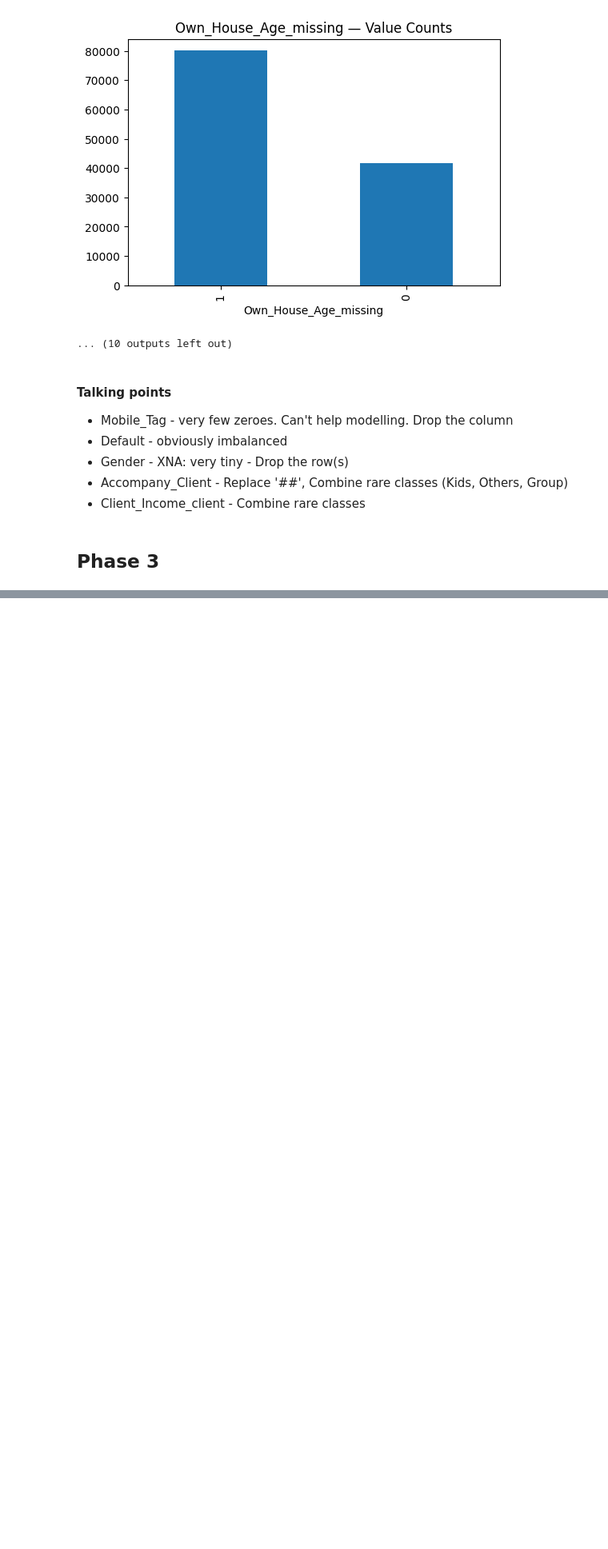
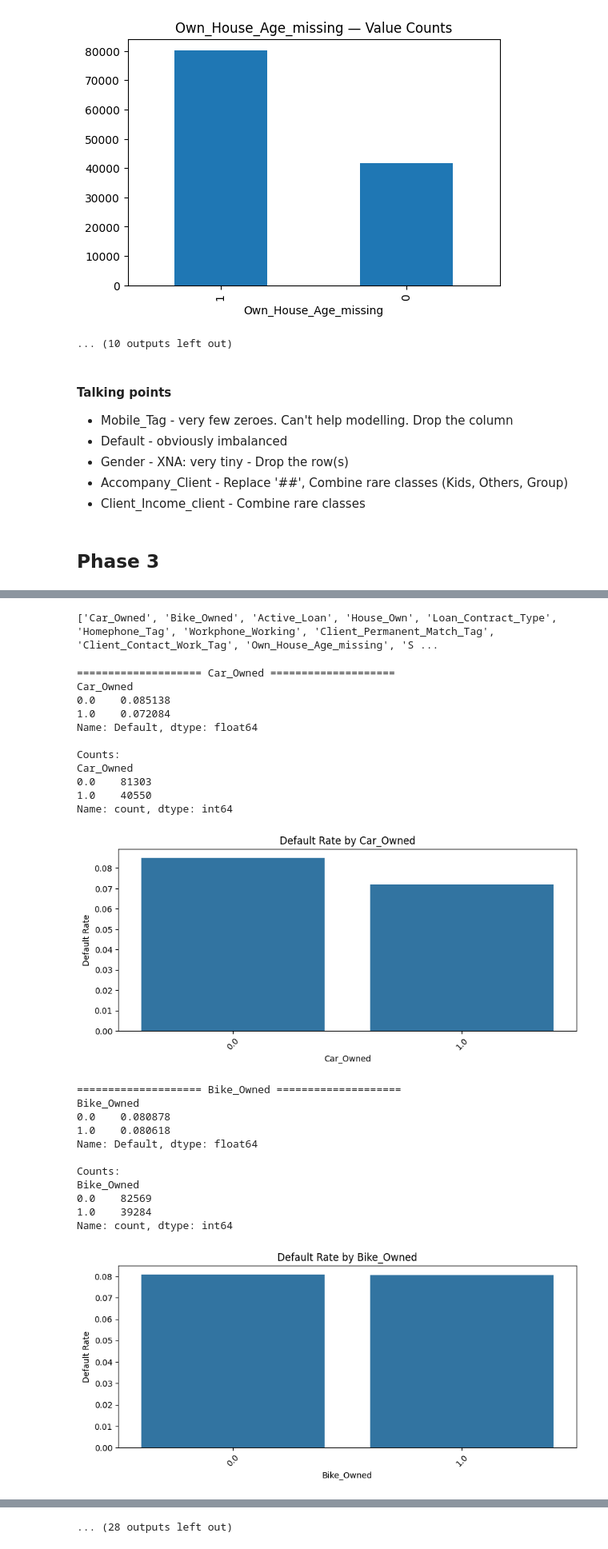
Before and after one commit to Pandey23000Om/Loan-Defaulter, a Jupyter notebook: notebooks/loan_defaulters_EDA.ipynb, the cells around one changed output, grey strips where cells are left out. Shown at 80% size. Drawn from its saved outputs; the diff is of its cells as text; code cells hidden in the pictures; blank space fills up the shorter version.

```diff
--- a/notebooks/loan_defaulters_EDA.ipynb
+++ b/notebooks/loan_defaulters_EDA.ipynb
@@ -584,0 +632,9 @@ for col in num_cols:
+# %%
+df['Client_Income_log'] = np.log1p(df['Client_Income'])
+df['Client_Income'] = df['Client_Income'].clip(upper=df['Client_Income'].quantile(0.995))
+# %%
+df['Population_Region_Relative'] = df['Population_Region_Relative'].clip(lower=1e-6,
+                                                                         upper=df['Population_Region_Relative'].quantile(0.995))
+df['Population_Region_Relative_log'] = np.log1p(df['Population_Region_Relative'])
+# %%
+df['Score_Source_2'] = df['Score_Source_2'].clip(upper=df['Score_Source_2'].quantile(0.995))
@@ -584,0 +645,49 @@ for col in num_cols:
+# %%
+cat_cols = [x for x in cat_cols if x not in ["Mobile_Tag", "Default"]]
+print(cat_cols)
+# %% [output]
+['Car_Owned', 'Bike_Owned', 'Active_Loan', 'House_Own', 'Loan_Contract_Type', 'Homephone_Tag', 'Workphone_Working', 'Client_Permanent_Match_Tag', 'Client_Contact_Work_Tag', 'Own_House_Age_missing', 'S ...
+# %%
+for col in cat_cols:
+    print(f"\n==================== {col} ====================")
+
+    # Default rate table
+    temp = df.groupby(col)['Default'].mean().sort_values(ascending=False)
+    print(temp)
+
+    # Frequency table
+    print("\nCounts:")
+    print(df[col].value_counts())
+
+    # Plot default rate
+    plt.figure(figsize=(10,4))
+    sns.barplot(x=temp.index, y=temp.values)
+    plt.title(f"Default Rate by {col}")
+    plt.ylabel("Default Rate")
+    plt.xticks(rotation=45)
+    plt.show()
+# %% [output]
+==================== Car_Owned ====================
+Car_Owned
+0.0    0.085138
+1.0    0.072084
+Name: Default, dtype: float64
+
+Counts:
+Car_Owned
+0.0    81303
+1.0    40550
+Name: count, dtype: int64
+[figure, added]
+==================== Bike_Owned ====================
+Bike_Owned
+0.0    0.080878
+1.0    0.080618
+Name: Default, dtype: float64
+
+Counts:
+Bike_Owned
+0.0    82569
+1.0    39284
+Name: count, dtype: int64
+[figure, added]
@@ -584,0 +742 @@ for col in num_cols:
+... (28 outputs left out)
```
Also changed, not shown: parts of 20 cells of this notebook, 2 other files.
